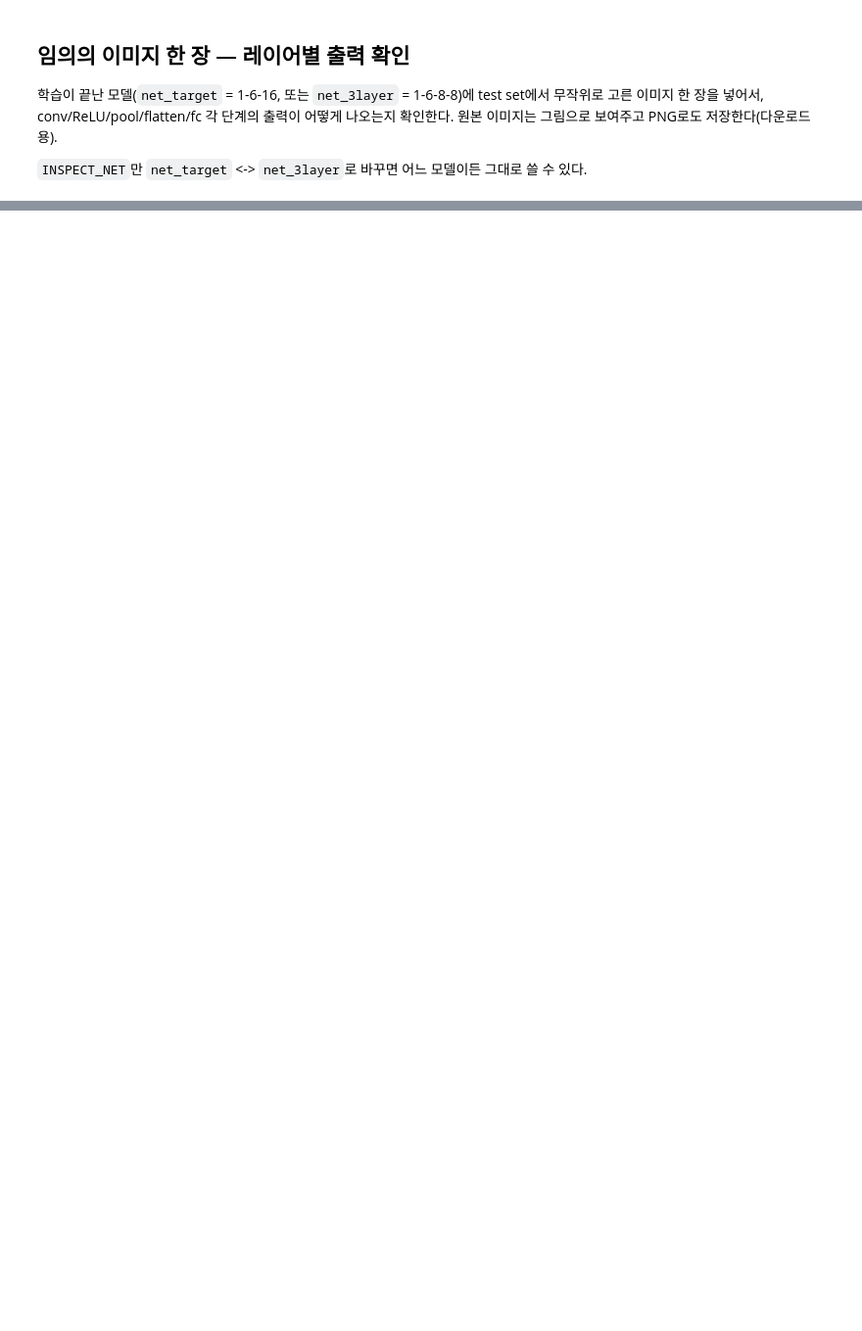
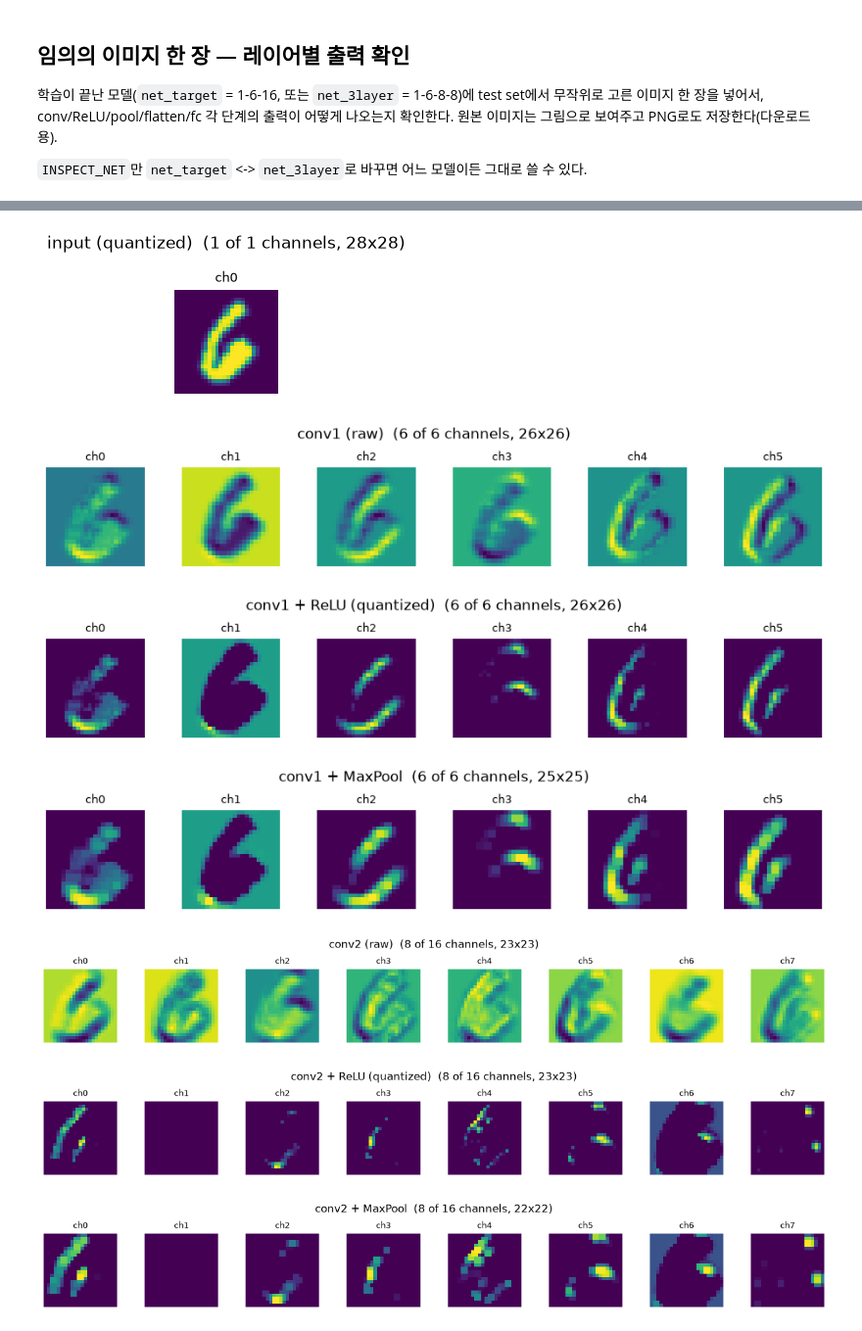
Before and after one commit to mumallaeng/LightLetter, a Jupyter notebook: tb/cnn_golden/cnn_golden.ipynb, the cells around one changed output, grey strips where cells are left out. Shown at 98% size. Cells and saved outputs as stored; diff of their text form; code cells hidden in the pictures; blank space fills up the shorter version.

```diff
--- a/tb/cnn_golden/cnn_golden.ipynb
+++ b/tb/cnn_golden/cnn_golden.ipynb
@@ -430,3 +451,11 @@ final_scores = stages[-1][1].squeeze(0).numpy()
 pred = int(final_scores.argmax())
 print()
 print(f"예측: {CLASS_NAMES[pred]}  (정답: {CLASS_NAMES[sample_label]})  {'O' if pred == sample_label else 'X'}")
+
+
+print()
+print("=== 단계별 실제 출력 값 ===")
+np.set_printoptions(precision=3, suppress=True, threshold=300, edgeitems=4, linewidth=120)
+for name, t in stages:
+    print(f"--- {name}  shape={tuple(t.shape)} ---")
+    print(t.squeeze(0).numpy())
@@ -433,22 +480,30 @@ print(f"예측: {CLASS_NAMES[pred]}  (정답: {CLASS_NAMES[sample_label]})  {'O'
 # %%
 def plot_feature_maps(stage_name, tensor, max_channels=8):
     fm = tensor.squeeze(0).numpy()  # (C, H, W)
     n = min(fm.shape[0], max_channels)
     fig, axes = plt.subplots(1, n, figsize=(1.6 * n, 1.8))
     if n == 1:
         axes = [axes]
     for c in range(n):
         axes[c].imshow(fm[c], cmap="viridis")
         axes[c].set_title(f"ch{c}", fontsize=9)
         axes[c].axis("off")
-    fig.suptitle(f"{stage_name}  (총 {fm.shape[0]}채널 중 {n}개, {fm.shape[1]}x{fm.shape[2]})")
+    fig.suptitle(f"{stage_name}  ({n} of {fm.shape[0]} channels, {fm.shape[1]}x{fm.shape[2]})")
     plt.tight_layout()
     plt.show()
 
 
 for name, t in stages:
     if t.dim() == 4:  # conv 계열 (N,C,H,W)만 이미지로 시각화
         plot_feature_maps(name, t)
+# %% [output]
+[figure, added]
+[figure, added]
+[figure, added]
+[figure, added]
+[figure, added]
+[figure, added]
+[figure, added]
 # %%
 plt.figure(figsize=(11, 3.5))
 bars = plt.bar(CLASS_NAMES, final_scores, color="#8899aa")
```
Also changed, not shown: parts of 24 cells of this notebook, 10 other files.
